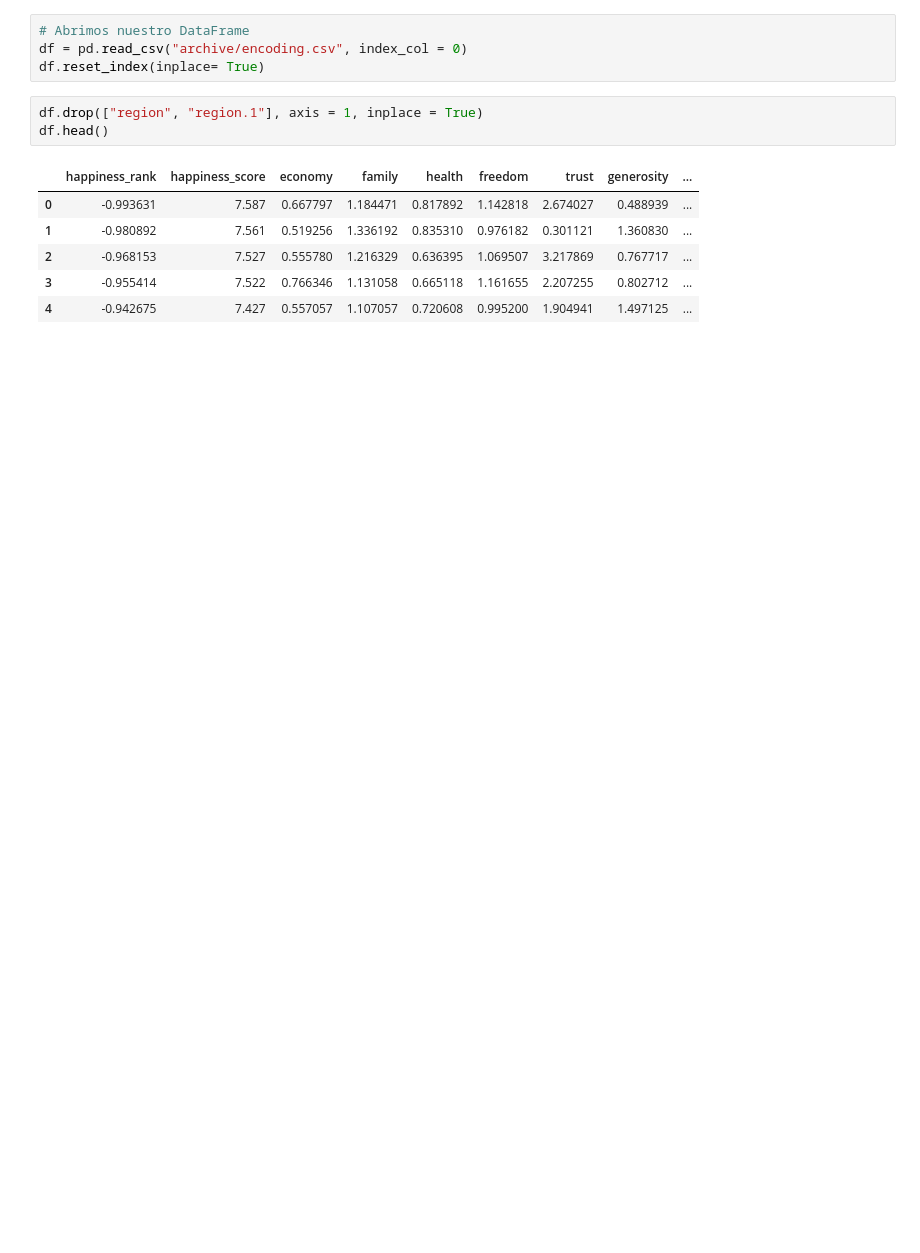
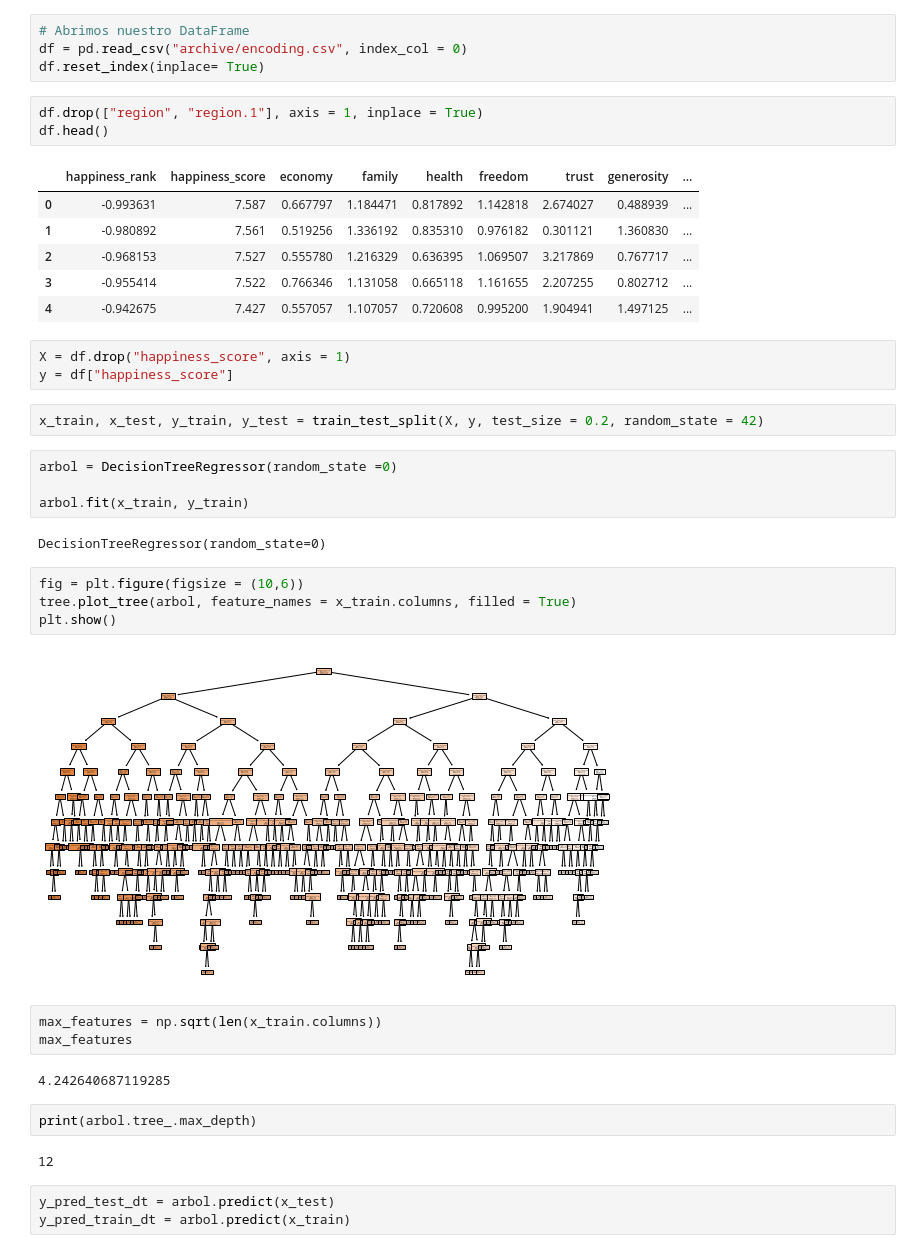
Before and after one commit to Adalab/DA-promo-c-modulo-3-sprint-1-AnaG-Laura, a Jupyter notebook: Regresón Lineal/Lección-11-Decision-Tree.ipynb, the cells around one changed output. Drawn from its saved outputs; the diff is of its cells as text; blank space fills up the shorter version.

```diff
--- a/Regresón Lineal/Lección-11-Decision-Tree.ipynb
+++ b/Regresón Lineal/Lección-11-Decision-Tree.ipynb
@@ -44,3 +42,32 @@ df.head()
 | 2 | -0.968153 | 7.527 | 0.555780 | 1.216329 | 0.636395 | 1.069507 | 3.217869 | 0.767717 | ... |
 | 3 | -0.955414 | 7.522 | 0.766346 | 1.131058 | 0.665118 | 1.161655 | 2.207255 | 0.802712 | ... |
 | 4 | -0.942675 | 7.427 | 0.557057 | 1.107057 | 0.720608 | 0.995200 | 1.904941 | 1.497125 | ... |
+# %%
+X = df.drop("happiness_score", axis = 1)
+y = df["happiness_score"]
+# %%
+x_train, x_test, y_train, y_test = train_test_split(X, y, test_size = 0.2, random_state = 42)
+# %%
+arbol = DecisionTreeRegressor(random_state =0)
+
+arbol.fit(x_train, y_train)
+# %% [output]
+DecisionTreeRegressor(random_state=0)
+# %%
+fig = plt.figure(figsize = (10,6))
+tree.plot_tree(arbol, feature_names = x_train.columns, filled = True)
+plt.show()
+# %% [output]
+[figure, added]
+# %%
+max_features = np.sqrt(len(x_train.columns))
+max_features
+# %% [output]
+4.242640687119285
+# %%
+print(arbol.tree_.max_depth)
+# %% [output]
+12
+# %%
+y_pred_test_dt = arbol.predict(x_test)
+y_pred_train_dt = arbol.predict(x_train)
```
Also changed, not shown: parts of 15 cells of this notebook, 1 other file.
